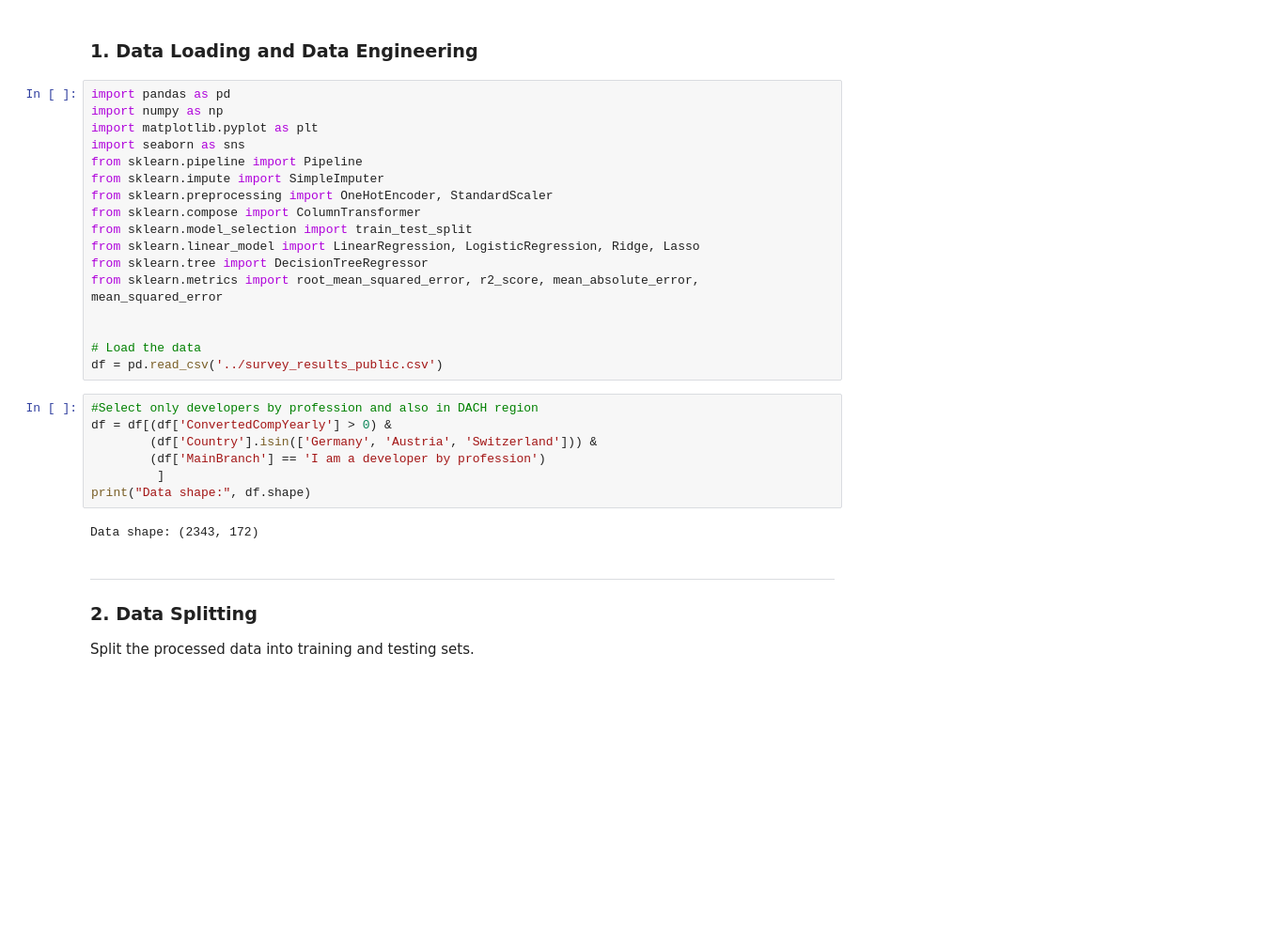
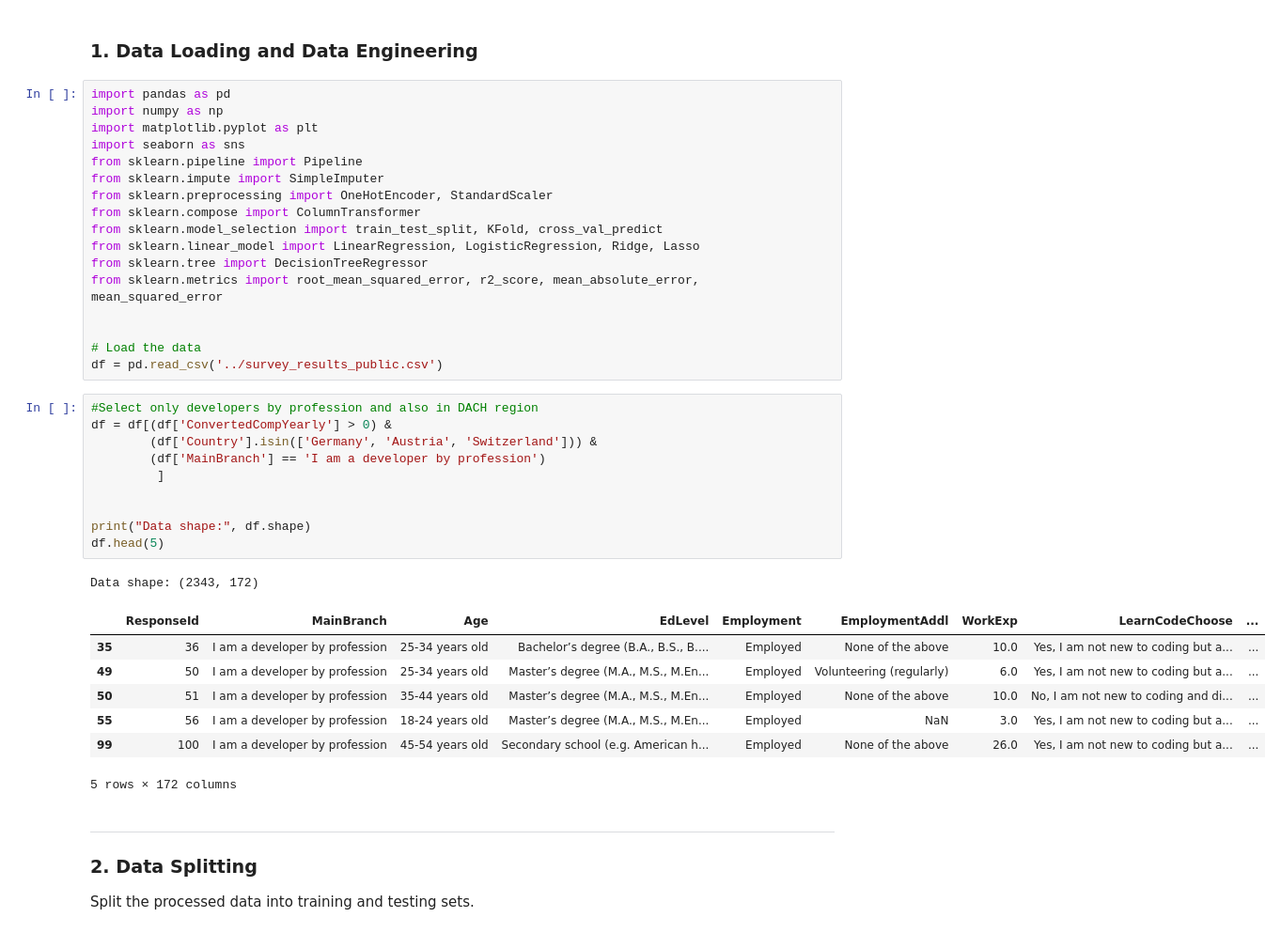
Before and after one commit to STetiana/stackoverflow_buddies, a Jupyter notebook: Sprint02_model_training.ipynb, the cells around one changed output. Shown at 94% size. Drawn from its saved outputs; the diff is of its cells as text; blank space fills up the shorter version.

```diff
--- a/Sprint02_model_training.ipynb
+++ b/Sprint02_model_training.ipynb
@@ -9,7 +9,7 @@ from sklearn.pipeline import Pipeline
 from sklearn.impute import SimpleImputer
 from sklearn.preprocessing import OneHotEncoder, StandardScaler
 from sklearn.compose import ColumnTransformer
-from sklearn.model_selection import train_test_split
+from sklearn.model_selection import train_test_split, KFold, cross_val_predict
 from sklearn.linear_model import LinearRegression, LogisticRegression, Ridge, Lasso
 from sklearn.tree import DecisionTreeRegressor
 from sklearn.metrics import root_mean_squared_error, r2_score, mean_absolute_error, mean_squared_error
@@ -20,12 +20,22 @@ df = pd.read_csv('../survey_results_public.csv')
 # %%
 #Select only developers by profession and also in DACH region
 df = df[(df['ConvertedCompYearly'] > 0) &
         (df['Country'].isin(['Germany', 'Austria', 'Switzerland'])) &
         (df['MainBranch'] == 'I am a developer by profession')
          ]
+
+
 print("Data shape:", df.shape)
+df.head(5)
 # %% [output]
 Data shape: (2343, 172)
+|  | ResponseId | MainBranch | Age | EdLevel | Employment | EmploymentAddl | WorkExp | LearnCodeChoose | ... |
+| 35 | 36 | I am a developer by profession | 25-34 years old | Bachelor’s degree (B.A., B.S., B.... | Employed | None of the above | 10.0 | Yes, I am not new to coding but a... | ... |
+| 49 | 50 | I am a developer by profession | 25-34 years old | Master’s degree (M.A., M.S., M.En... | Employed | Volunteering (regularly) | 6.0 | Yes, I am not new to coding but a... | ... |
+| 50 | 51 | I am a developer by profession | 35-44 years old | Master’s degree (M.A., M.S., M.En... | Employed | None of the above | 10.0 | No, I am not new to coding and di... | ... |
+| 55 | 56 | I am a developer by profession | 18-24 years old | Master’s degree (M.A., M.S., M.En... | Employed | NaN | 3.0 | Yes, I am not new to coding but a... | ... |
+| 99 | 100 | I am a developer by profession | 45-54 years old | Secondary school (e.g. American h... | Employed | None of the above | 26.0 | Yes, I am not new to coding but a... | ... |
+5 rows × 172 columns
 # %% [markdown]
 ***
 ### 2. Data Splitting
```
Also changed, not shown: parts of 5 cells of this notebook.
